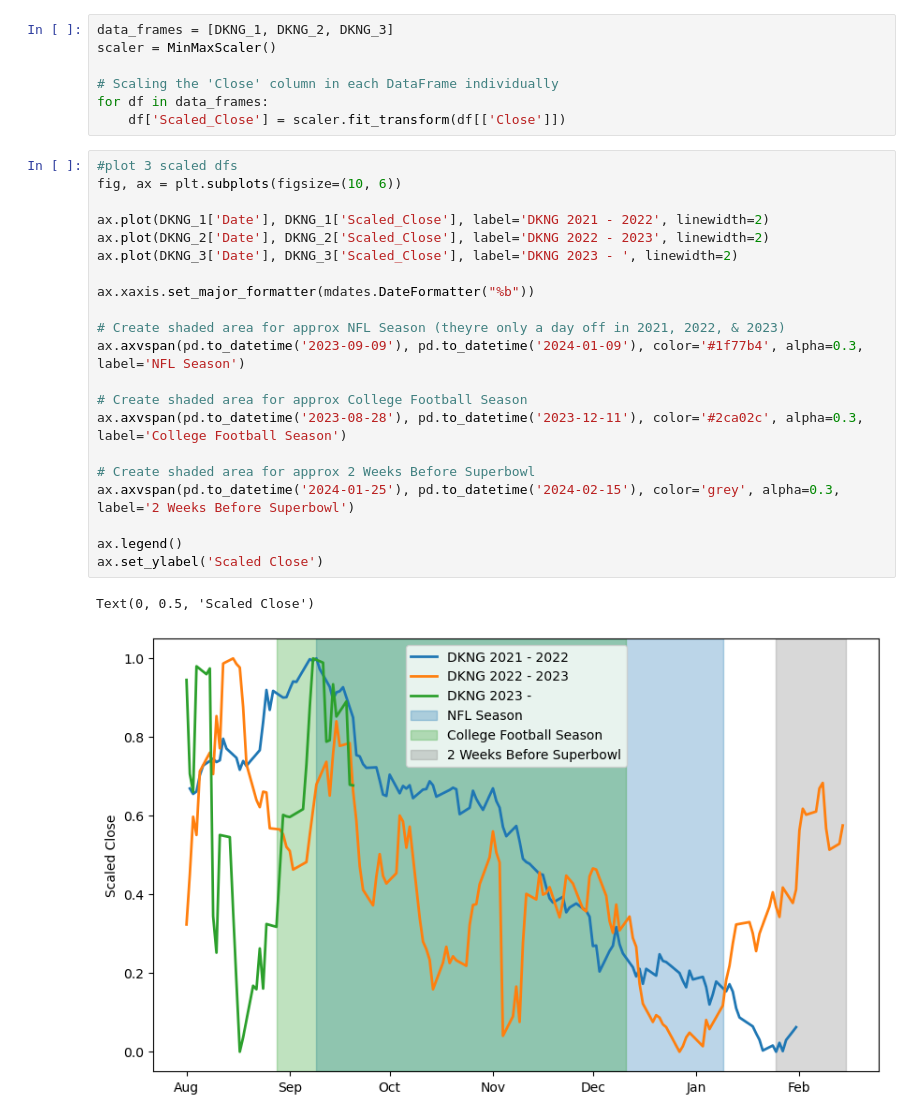
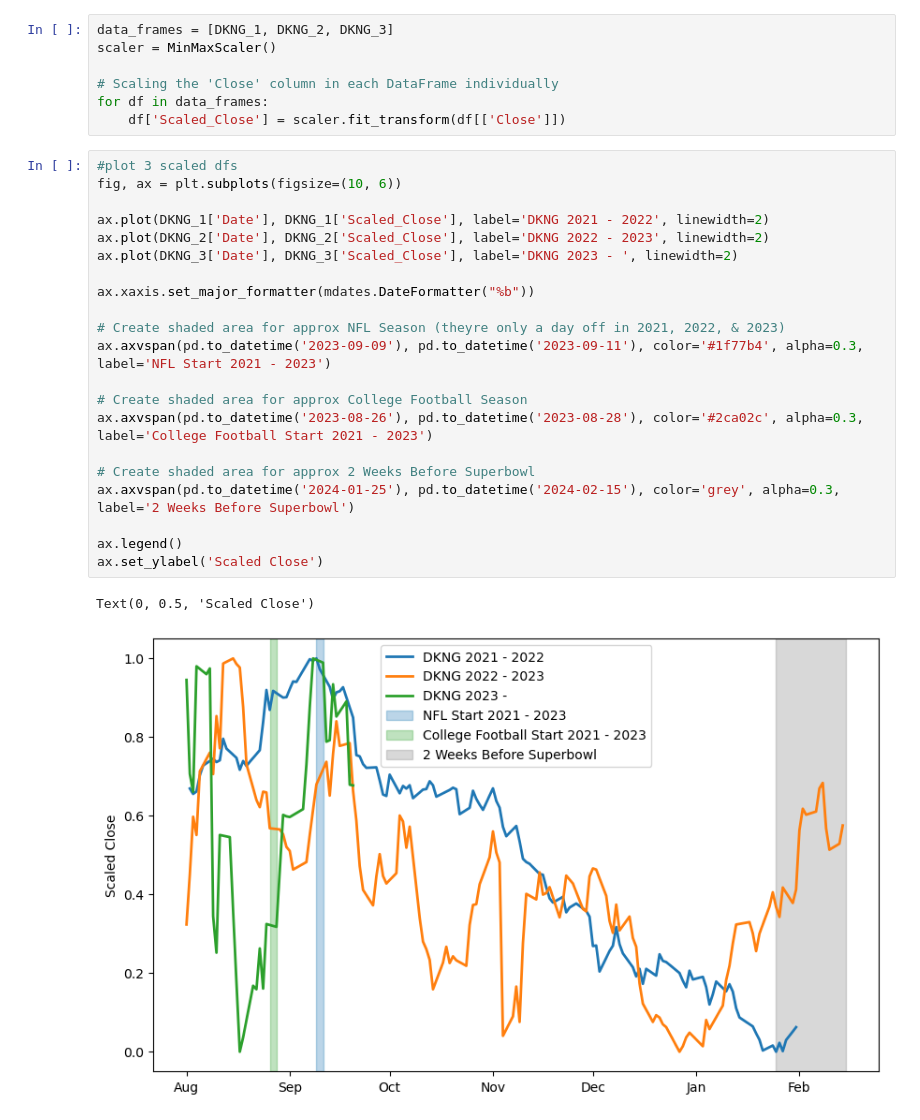
Before and after one commit to jpclarke1/Stocks, a Jupyter notebook: DKNG Analysis.ipynb, the cells around one changed output. Cells and saved outputs as stored; diff of their text form.

```diff
--- a/DKNG Analysis.ipynb
+++ b/DKNG Analysis.ipynb
@@ -39,24 +39,24 @@ for df in data_frames:
 # %%
 #plot 3 scaled dfs
 fig, ax = plt.subplots(figsize=(10, 6))
 
 ax.plot(DKNG_1['Date'], DKNG_1['Scaled_Close'], label='DKNG 2021 - 2022', linewidth=2)
 ax.plot(DKNG_2['Date'], DKNG_2['Scaled_Close'], label='DKNG 2022 - 2023', linewidth=2)
 ax.plot(DKNG_3['Date'], DKNG_3['Scaled_Close'], label='DKNG 2023 - ', linewidth=2)
 
 ax.xaxis.set_major_formatter(mdates.DateFormatter("%b"))
 
 # Create shaded area for approx NFL Season (theyre only a day off in 2021, 2022, & 2023)
-ax.axvspan(pd.to_datetime('2023-09-09'), pd.to_datetime('2024-01-09'), color='#1f77b4', alpha=0.3, label='NFL Season')
+ax.axvspan(pd.to_datetime('2023-09-09'), pd.to_datetime('2023-09-11'), color='#1f77b4', alpha=0.3, label='NFL Start 2021 - 2023')
 
 # Create shaded area for approx College Football Season
-ax.axvspan(pd.to_datetime('2023-08-28'), pd.to_datetime('2023-12-11'), color='#2ca02c', alpha=0.3, label='College Football Season')
+ax.axvspan(pd.to_datetime('2023-08-26'), pd.to_datetime('2023-08-28'), color='#2ca02c', alpha=0.3, label='College Football Start 2021 - 2023')
 
 # Create shaded area for approx 2 Weeks Before Superbowl
 ax.axvspan(pd.to_datetime('2024-01-25'), pd.to_datetime('2024-02-15'), color='grey', alpha=0.3, label='2 Weeks Before Superbowl')
 
 ax.legend()
 ax.set_ylabel('Scaled Close')
 # %% [output]
 Text(0, 0.5, 'Scaled Close')
-[figure, old version]
+[figure, new version]
```
